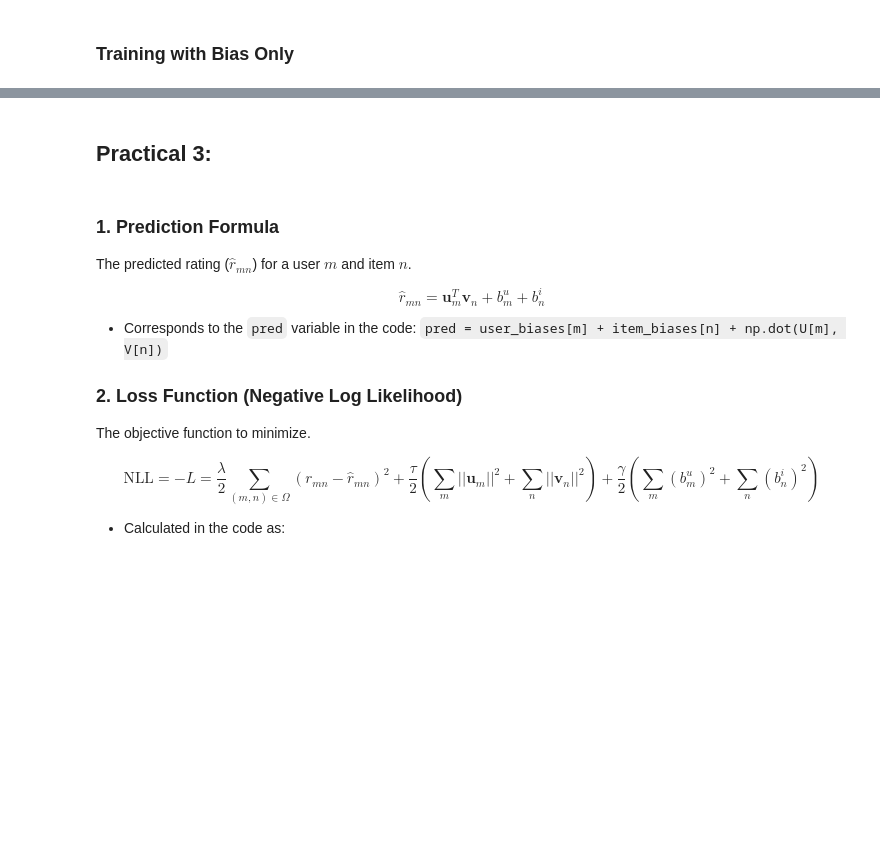
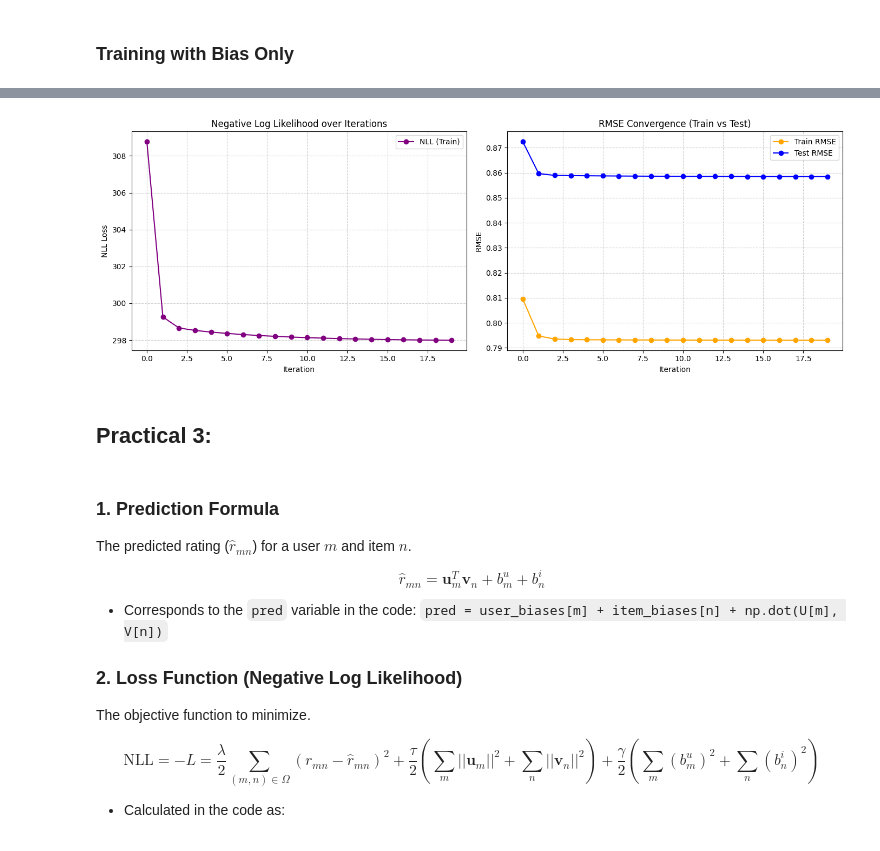
Before and after one commit to hassanql/mlas, a Jupyter notebook: ml_at_scale_draft.ipynb, the cells around one changed output, grey strips where cells are left out. Drawn from its saved outputs; the diff is of its cells as text; code cells hidden in the pictures; blank space fills up the shorter version.

```diff
--- a/ml_at_scale_draft.ipynb
+++ b/ml_at_scale_draft.ipynb
@@ -331,6 +385,7 @@ global_mean /= total_ratings
 loss_history = []
 rmse_train_history = []
 rmse_test_history  = []
+nll_history = []
 
 # Start ALS loop
 for iter in range(num_iters):
@@ -377,13 +432,33 @@ for iter in range(num_iters):
     rmse_train_history.append(rmse_train)
     loss_history.append(total_loss)
 
+     # Compute negative log likelihood (training)
+    squared_error = 0
+    count = 0
+    for m in range(M):
+        for movie_id, r in data_by_user_train[m]:
+            n = data_test.movie_id_to_idx[movie_id]
+            pred = global_mean + user_biases[m] + item_biases[n]
+            squared_error += (r - pred) ** 2
+            count += 1
+
+    # Regularization terms
+    reg_bias = np.sum(user_biases ** 2) + np.sum(item_biases ** 2)
+
+    # Log likelihood formula from slides
+    log_likelihood = -(lambd / 2) * squared_error - (gamma / 2) * reg_bias
+
+    # Negative log likelihood (negate to get NLL)
+    nll = -log_likelihood
+    nll_history.append(nll)
+
     # Compute test RMSE
     squared_error_test = 0
     count_test = 0
     for m in range(M):
         for movie_id, r in data_by_user_test[m]:
             movie_idx = data_test.movie_id_to_idx[movie_id]
-            pred = user_biases[m] + item_biases[movie_idx]
+            pred = global_mean + user_biases[m] + item_biases[movie_idx]
             squared_error_test += (r - pred) ** 2
             count_test += 1
     rmse_test = np.sqrt(squared_error_test / count_test)
@@ -391,23 +466,33 @@ for iter in range(num_iters):
 
     print(f"Iteration {iter+1}/{num_iters}: "
           f"Train RMSE = {rmse_train:.4f}, Test RMSE = {rmse_test:.4f}, "
-          f"Loss = {squared_error:.2f}")
+          f"NLL Loss = {nll:.2f}")
 
-# --- Plot training loss ---
-plt.figure(figsize=(18,5))
+# --- Plotting Section (Updated) ---
+plt.figure(figsize=(14, 5)) # Adjusted size for better visibility
 
-plt.subplot(1,3,1)
-plt.plot(loss_history, marker='o')
-plt.title("Loss over iterations (Sum of Squared Errors)")
+# Plot NLL
+plt.subplot(1, 2, 1) # Changed to 2 columns to use full space
+plt.plot(nll_history, marker='o', color='purple', label='NLL (Train)')
+plt.title("Negative Log Likelihood over Iterations")
 plt.xlabel("Iteration")
-plt.ylabel("Loss")
+plt.ylabel("NLL Loss")
+plt.legend() # Shows label
+plt.grid(True, linestyle='--', alpha=0.6) # Added grid for clarity
 
-# --- Plot training RMSE ---
-plt.subplot(1,3,2)
-plt.plot(rmse_train_history, marker='o', color='orange')
-plt.title("Training RMSE over iterations")
+# Plot RMSE
+plt.subplot(1, 2, 2)
+plt.plot(rmse_train_history, marker='o', color='orange', label='Train RMSE')
+plt.plot(rmse_test_history, marker='o', color='blue', label='Test RMSE')
+plt.title("RMSE Convergence (Train vs Test)")
 plt.xlabel("Iteration")
 plt.ylabel("RMSE")
+plt.legend() # Shows labels
+plt.grid(True, linestyle='--', alpha=0.6)
+
+# Save the figure to the current directory
+plt.savefig('bias_only_convergence_100k.pdf', format='pdf', bbox_inches='tight')
 
 plt.tight_layout()
 plt.show()
+# %% [output]
@@ -414,3 +519,4 @@ plt.show()
+[figure, added]
 # %% [markdown]
 ## Practical 3:
 # %% [markdown]
```
Also changed, not shown: parts of 22 cells of this notebook, 7 other files.
